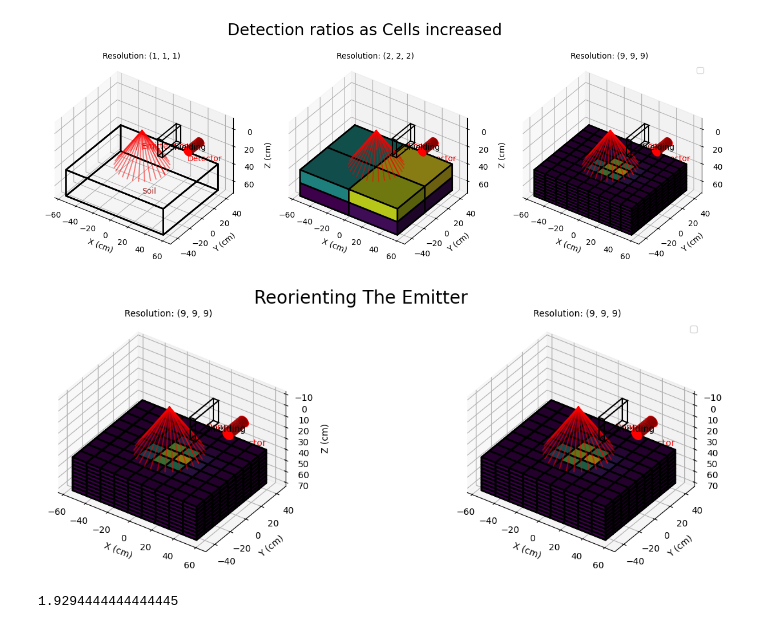
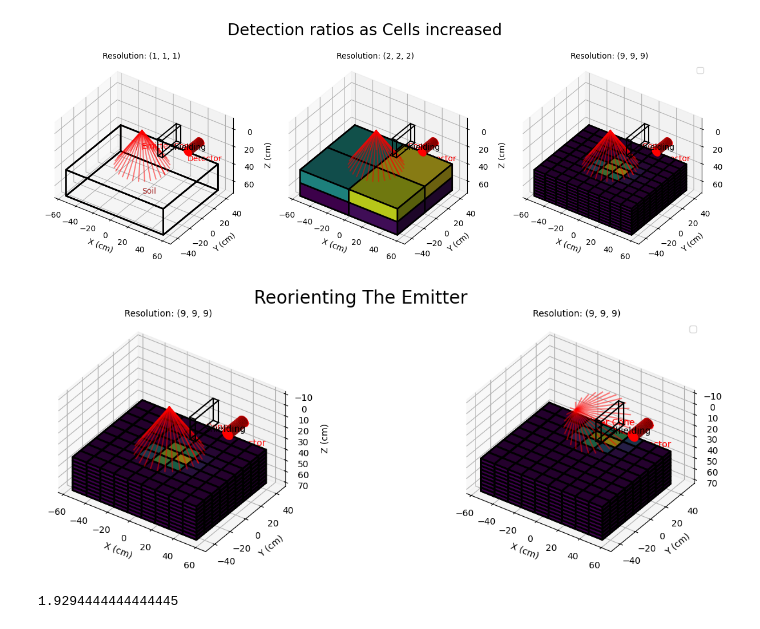
Before and after one commit to JoseACortes/USDASummer2025, a Jupyter notebook: Presentations/MCNP_Conf/Code/MCNPCode/depthmaps.ipynb, the cells around one changed output. Cells and saved outputs as stored; diff of their text form; code cells hidden in the pictures.

```diff
--- a/Presentations/MCNP_Conf/Code/MCNPCode/depthmaps.ipynb
+++ b/Presentations/MCNP_Conf/Code/MCNPCode/depthmaps.ipynb
@@ -742,7 +742,7 @@ fig, axs = plt.subplots(1, 2, subplot_kw={'projection': '3d'}, figsize=(5*3, 5*1
 
 # side
 
-def tripleview(axs, c=1):
+def tripleview(axs, c=1, vec=(0, 0, 1.0)):
     # c = 1
 
     midpoints = midpointss[c]
@@ -762,7 +762,7 @@ def tripleview(axs, c=1):
     filter_mask = (midpoints[:, 1]>-0.1).reshape(soil_res)
     # print(filter_mask.shape, soil_res)
     cloud3(ax0, filter_mask, midpoints, c=c,)
-    pltt.plot_cone(ax0, pos=(0, 0, 0), vec=(0.0, 0, 1.0), dir=np.degrees(np.cos(.95)), length=40, color='red', alpha=.5, label='Emitter Cone', zorder=2000)
+    pltt.plot_cone(ax0, pos=(0, 0, 0), vec=vec, dir=np.degrees(np.cos(.95)), length=40, color='red', alpha=.5, label='Emitter Cone', zorder=2000)
     pltt.plot_cylinder(ax0, base=(56, -5.0, -1.0), vec=(0.0, 20.3, 0.0), radius=4.5, height=20.3, color='red', alpha=1, label='Detector', zorder=200101)
     pltt.plot_box(ax0, 29, 34, -15, 15, -11, 9, color='black', alpha=1, zorder=200100, label='Shielding')
     pltt.extra(ax0)
@@ -786,36 +786,36 @@ def tripleview(axs, c=1):
     # pltt.extra(ax1)
     # ax1.view_init(elev=35, azim=-90+35,)
     # ax1.set_zticklabels([])
     # ax1.set_zticks([])
     # ax1.set_zlabel('')
     # ax1.set_aspect('equal')
 
     # # front
     # ax2 = axs[2]
     # ax2.set_title('Front View', fontsize=30)
     # soil_on_ax(ax2)
     # ax2.set_xlim([-60, 15])
     # filter_mask = (midpoints[:, 0]<20).reshape(soil_res)
     # cloud3(ax2, filter_mask, midpoints, c=c,)
     # pltt.plot_cone(ax2, pos=(0, 0, 0), vec=(0.0, 0, 1.0), dir=np.degrees(np.cos(.95)), length=40, color='blue', alpha=.5, label='Emitter Cone', zorder=2000)
     # pltt.plot_cylinder(ax2, base=(56, -5.0, -1.0), vec=(0.0, 20.3, 0.0), radius=4.5, height=20.3, color='blue', alpha=1, label='Detector', zorder=200101)
     # pltt.plot_box(ax2, 29, 34, -15, 15, -11, 9, color='black', alpha=1, zorder=200100, label='Shielding')
     # pltt.extra(ax2)
     # ax2.view_init(elev=0, azim=0,)
     # ax2.set_xticklabels([])
     # ax2.set_xticks([])
     # ax2.set_xlabel('')
     # ax2.set_aspect('equal')
 c=2
 # fig.suptitle(f'Cell Portion of Total Heating for {filenames[c]}', fontsize=10)
 
-tripleview(axs[0], c=3)
-tripleview(axs[1], c=5)
+tripleview(axs[0], c=3, vec=(0.0, 0, 1.0))
+tripleview(axs[1], c=5, vec=(0.0, 1.0, 1.0))
 plt.suptitle(f'Reorienting The Emitter', fontsize=20)
 plt.savefig('../../Figures/MCNP/DetectorDirectiontoMeasuredDensity.png', dpi=300, bbox_inches='tight')
 plt.show()
 # %% [output]
-[figure, old version]
+[figure, new version]
 # %%
 (6946/60)/60
 # %% [output]
```
Also changed, not shown: parts of 2 cells of this notebook, 19 other files.
